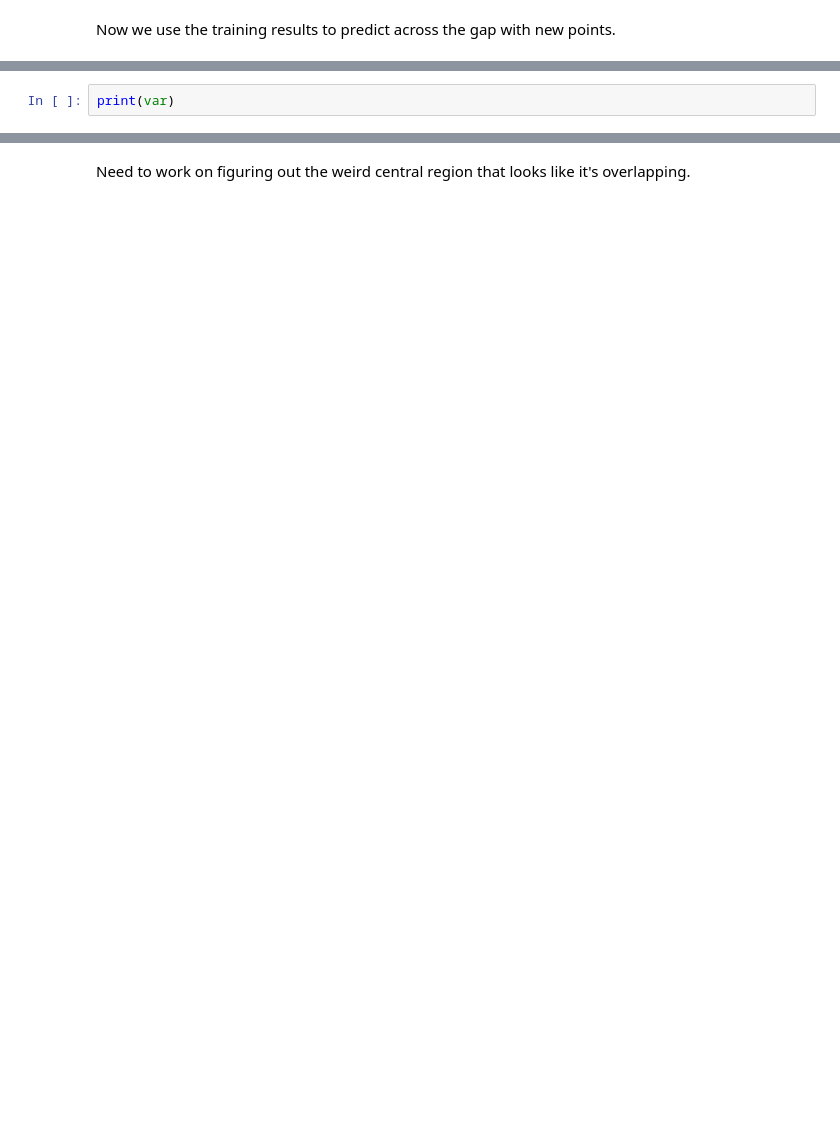
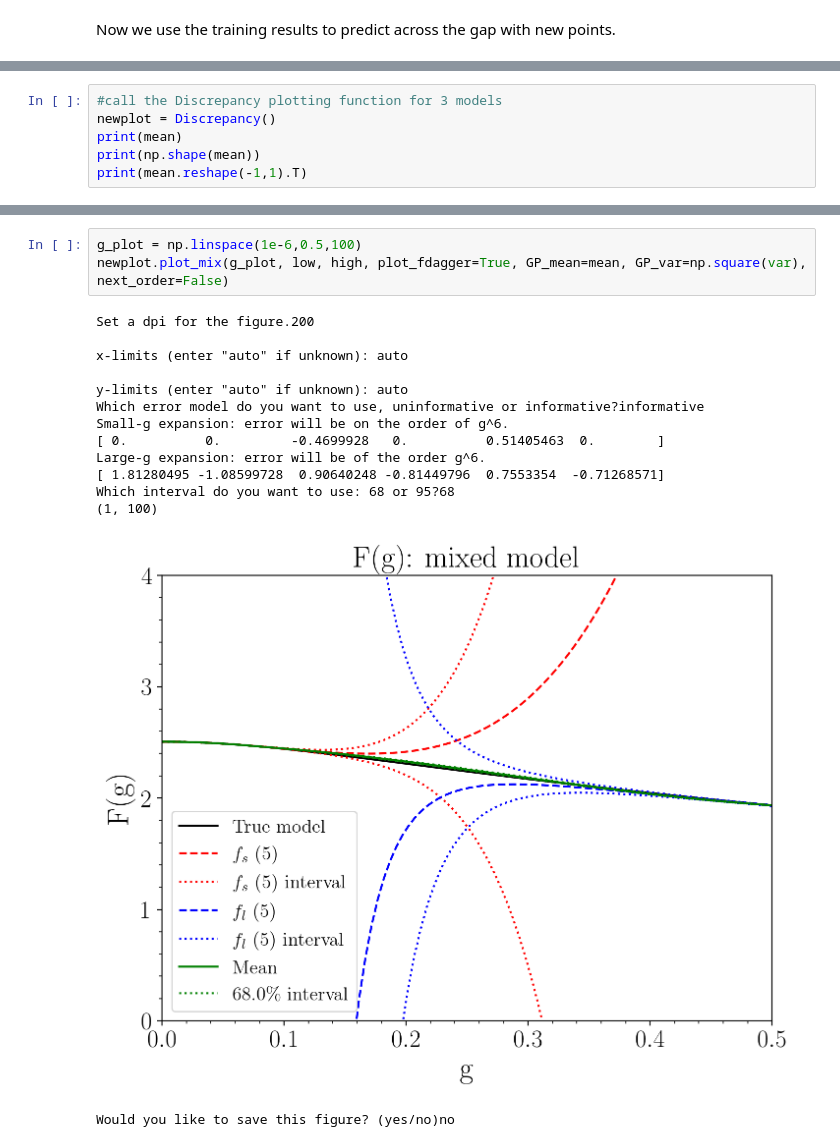
Before and after one commit to asemposki/SAMBA, a Jupyter notebook: model_mixing_gps.ipynb, the cells around one changed output, grey strips where cells are left out. Saved outputs shown, nothing was run; the diff lists cells and outputs as text; blank space fills up the shorter version.

```diff
--- a/model_mixing_gps.ipynb
+++ b/model_mixing_gps.ipynb
@@ -85,3 +80,7 @@ Would you like to save this figure? (yes/no)no
 # %%
-print(var)
+#call the Discrepancy plotting function for 3 models
+newplot = Discrepancy()
+print(mean)
+print(np.shape(mean))
+print(mean.reshape(-1,1).T)
 # %% [output]
@@ -92,2 +104,18 @@ print(var)
-# %% [markdown]
-Need to work on figuring out the weird central region that looks like it's overlapping.
+# %%
+g_plot = np.linspace(1e-6,0.5,100)
+newplot.plot_mix(g_plot, low, high, plot_fdagger=True, GP_mean=mean, GP_var=np.square(var), next_order=False)
+# %% [output]
+Set a dpi for the figure.200
+
+x-limits (enter "auto" if unknown): auto
+
+y-limits (enter "auto" if unknown): auto
+Which error model do you want to use, uninformative or informative?informative
+Small-g expansion: error will be on the order of g^6.
+[ 0.          0.         -0.4699928   0.          0.51405463  0.        ]
+Large-g expansion: error will be of the order g^6.
+[ 1.81280495 -1.08599728  0.90640248 -0.81449796  0.7553354  -0.71268571]
+Which interval do you want to use: 68 or 95?68
+(1, 100)
+[figure, added]
+Would you like to save this figure? (yes/no)no
```
Also changed, not shown: parts of 9 cells of this notebook, 2 other files.
